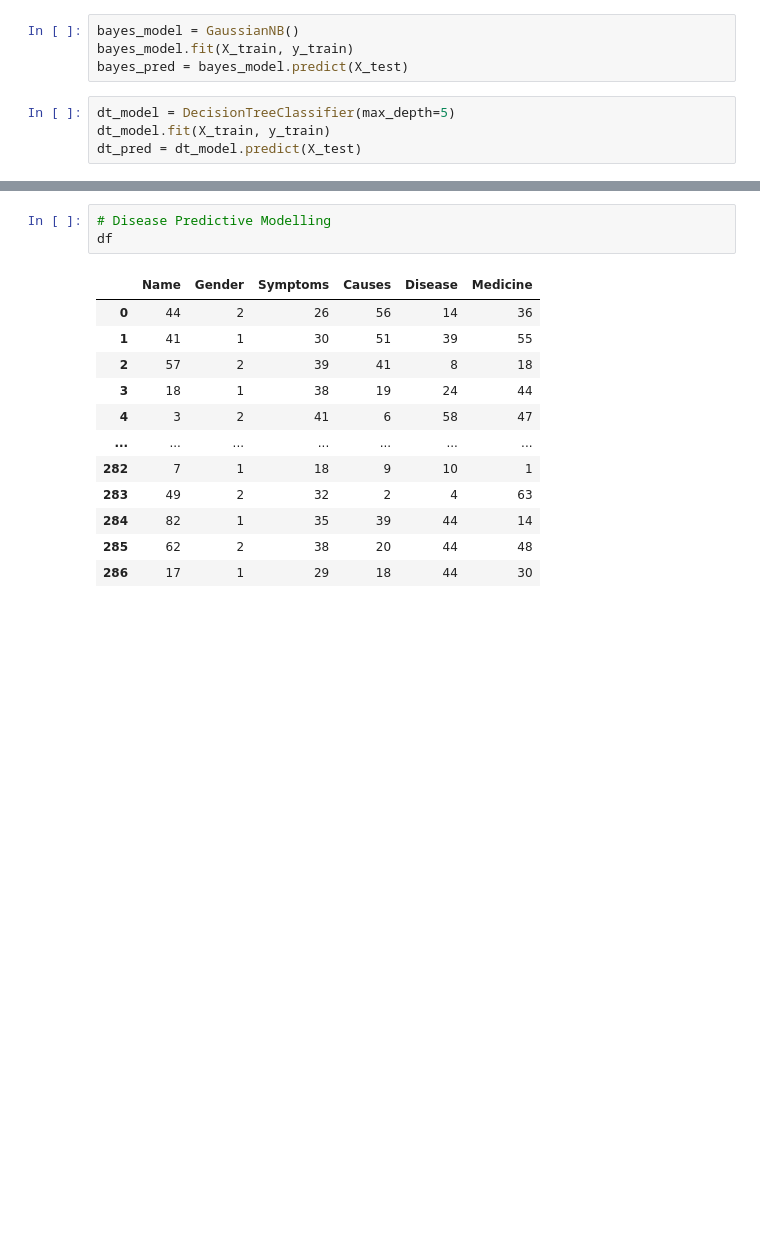
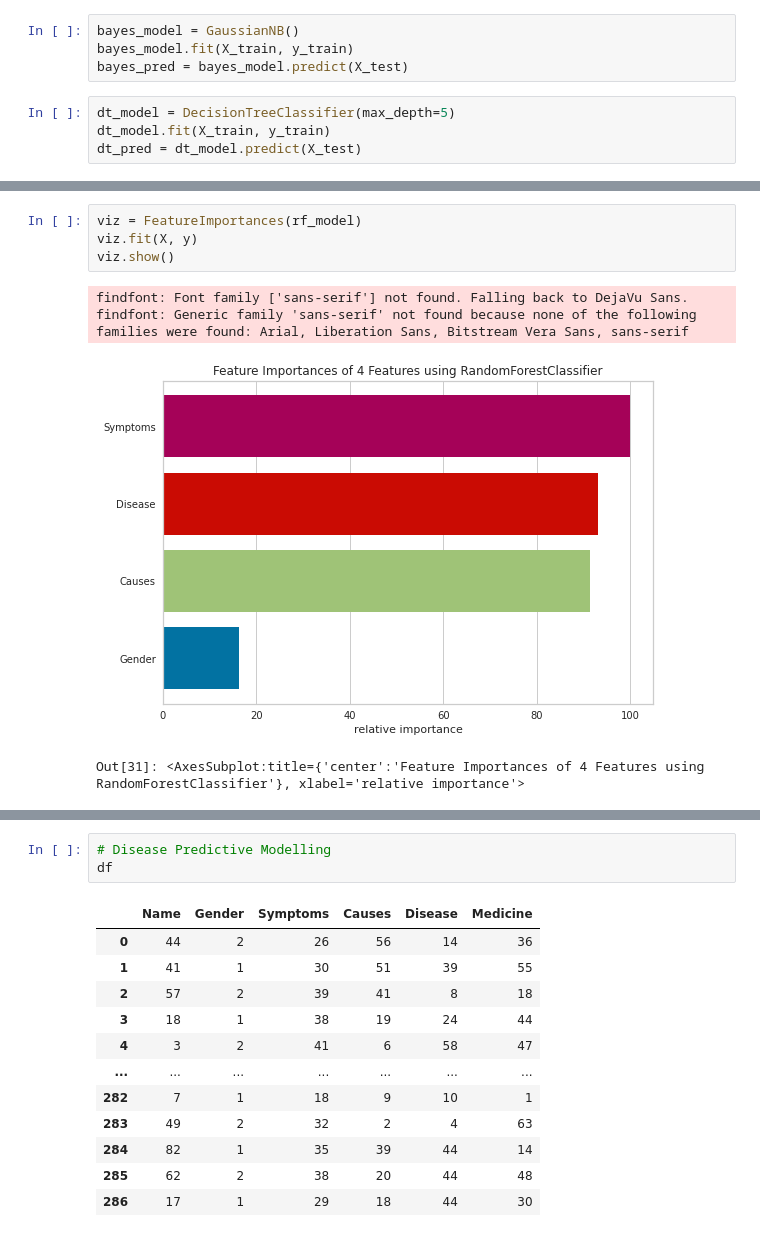
Before and after one commit to CobaltConcrete/Hackomania2024, a Jupyter notebook: frontend/Precision Health (AI Healthcare Automation).ipynb, the cells around one changed output, grey strips where cells are left out. Saved outputs shown, nothing was run; the diff lists cells and outputs as text; blank space fills up the shorter version.

```diff
--- a/frontend/Precision Health (AI Healthcare Automation).ipynb
+++ b/frontend/Precision Health (AI Healthcare Automation).ipynb
@@ -181,0 +217,9 @@ pickle.dump(rf_model, open('rf_model_med.pkl', 'wb'))
+# %%
+viz = FeatureImportances(rf_model)
+viz.fit(X, y)
+viz.show()
+# %% [output]
+findfont: Font family ['sans-serif'] not found. Falling back to DejaVu Sans.
+findfont: Generic family 'sans-serif' not found because none of the following families were found: Arial, Liberation Sans, Bitstream Vera Sans, sans-serif
+[figure, added]
+Out[31]: <AxesSubplot:title={'center':'Feature Importances of 4 Features using RandomForestClassifier'}, xlabel='relative importance'>
```
Also changed, not shown: parts of 14 cells of this notebook, 32 other files.
